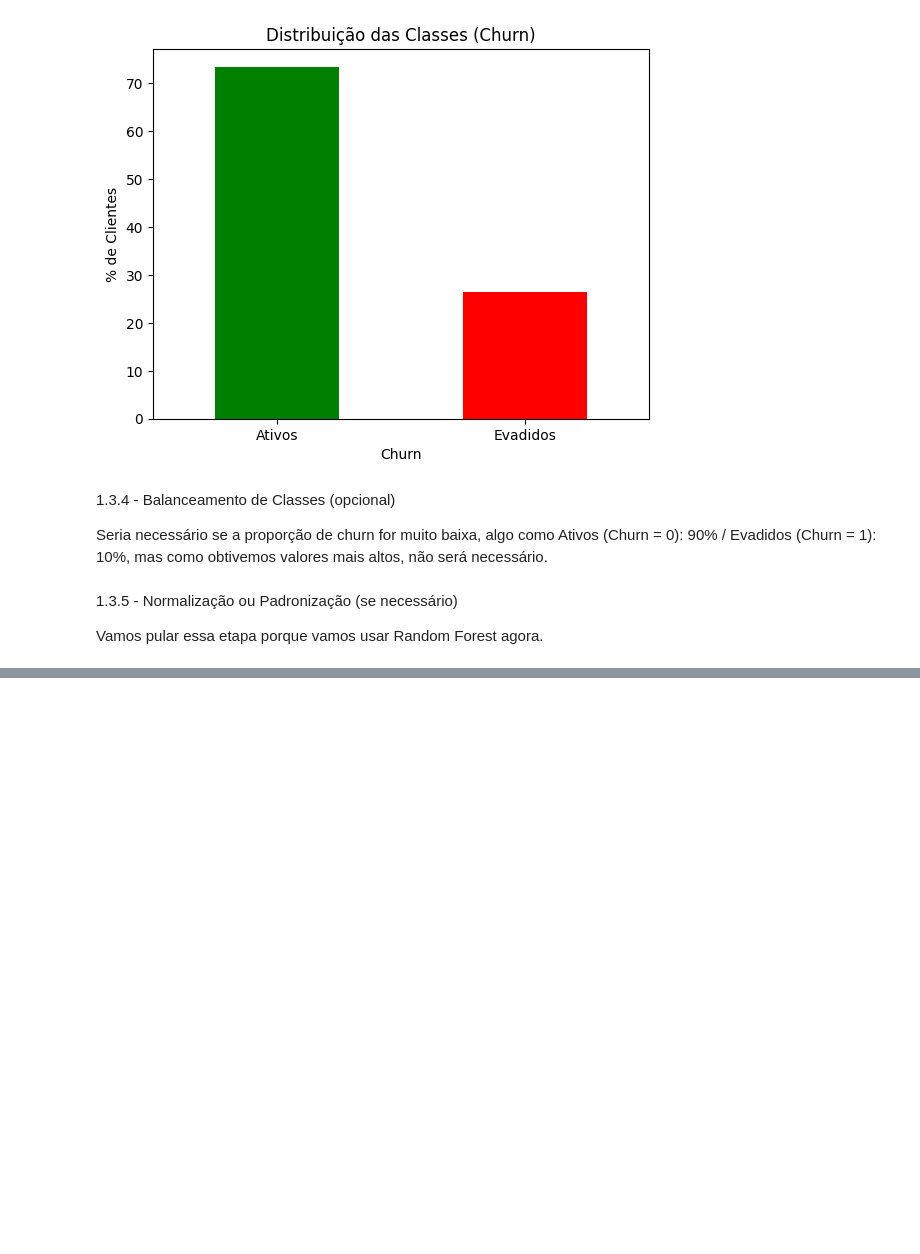
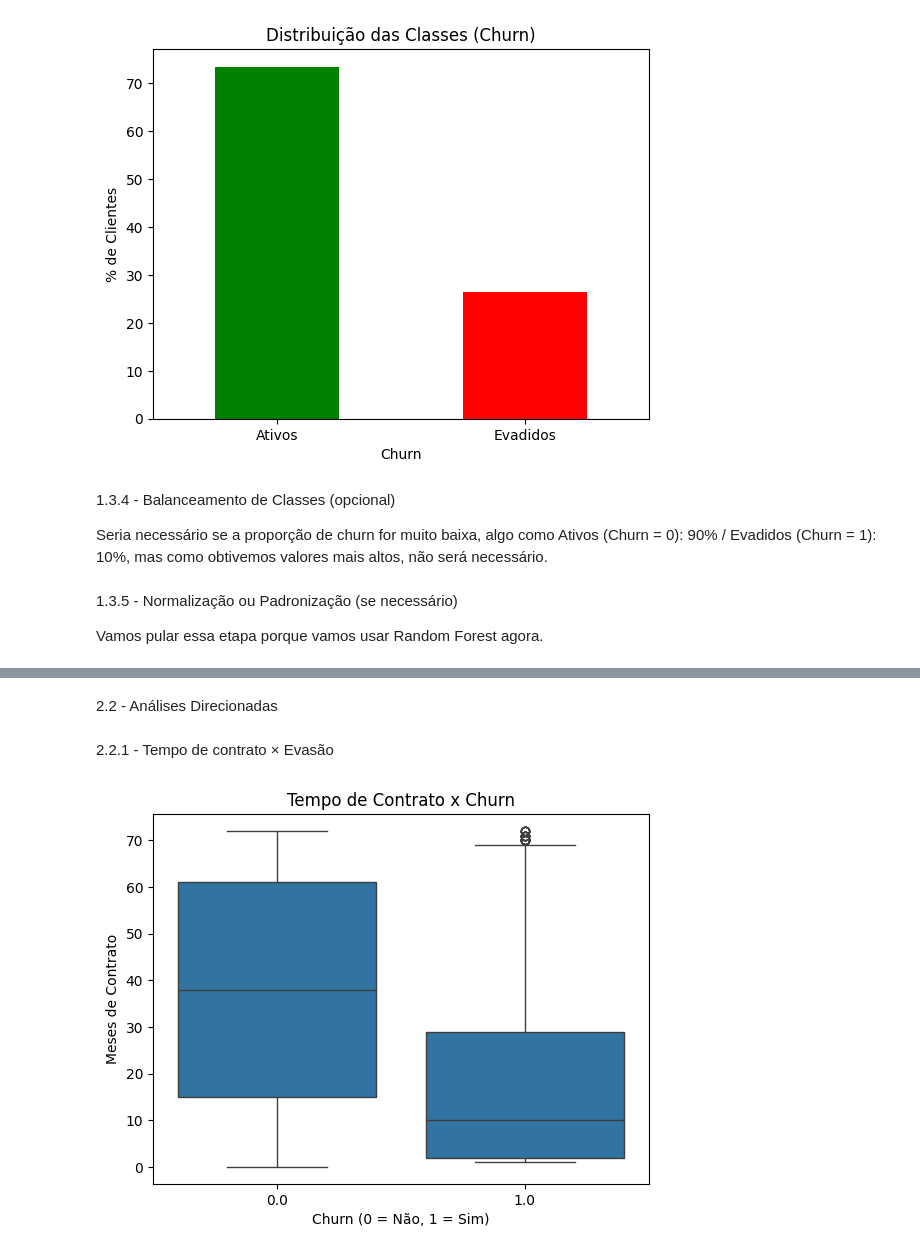
Before and after one commit to JCrpa/curso19_challenge_telecomX_analise_evasao_clientes_parte2, a Jupyter notebook: TelecomX_BR_parte2.ipynb, the cells around one changed output, grey strips where cells are left out. Drawn from its saved outputs; the diff is of its cells as text; code cells hidden in the pictures; blank space fills up the shorter version.

```diff
--- a/TelecomX_BR_parte2.ipynb
+++ b/TelecomX_BR_parte2.ipynb
@@ -71,0 +136,12 @@ Vamos pular essa etapa porque vamos usar Random Forest agora.
+# %% [markdown]
+2.2 - Análises Direcionadas
+# %% [markdown]
+2.2.1 - Tempo de contrato × Evasão
+# %%
+sns.boxplot(x='Churn', y='tenure', data=dados)
+plt.title('Tempo de Contrato x Churn')
+plt.xlabel('Churn (0 = Não, 1 = Sim)')
+plt.ylabel('Meses de Contrato')
+plt.show()
+# %% [output]
+[figure, added]
```
Also changed, not shown: parts of 7 cells of this notebook.
